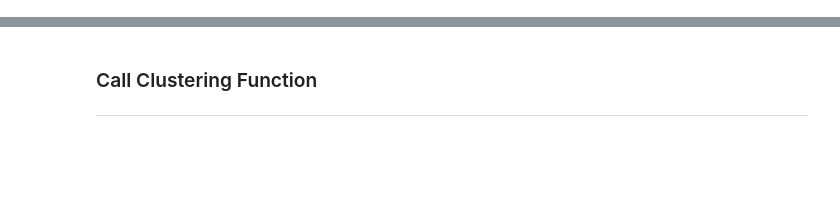
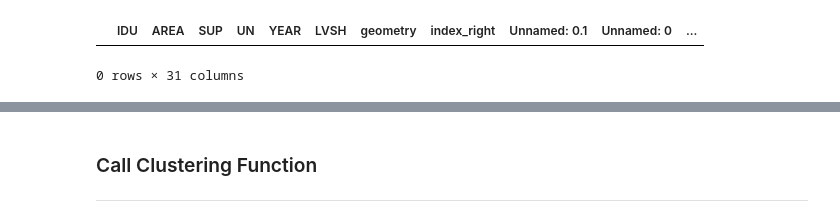
Before and after one commit to vinDAR-MEDS/vinDAR, a Jupyter notebook: src/exploratory_analysis.ipynb, the cells around one changed output, grey strips where cells are left out. Saved outputs shown, nothing was run; the diff lists cells and outputs as text; code cells hidden in the pictures; blank space fills up the shorter version.

```diff
--- a/src/exploratory_analysis.ipynb
+++ b/src/exploratory_analysis.ipynb
@@ -19,0 +29,10 @@ Jupyter environment detected. Enabling Open3D WebVisualizer.
+# %%
+df = pd.read_csv("../data/metadata.csv")
+df['geometry'] = df['geom'].apply(wkt.loads)
+df = gpd.GeoDataFrame(df, geometry='geometry', crs="EPSG:2154")
+
+
+gpd.sjoin(gdf, df, predicate='within')
+# %% [output]
+|  | IDU | AREA | SUP | UN | YEAR | LVSH | geometry | index_right | Unnamed: 0.1 | Unnamed: 0 | ... |
+0 rows × 31 columns
```
Also changed, not shown: parts of 43 cells of this notebook, 6 other files.
